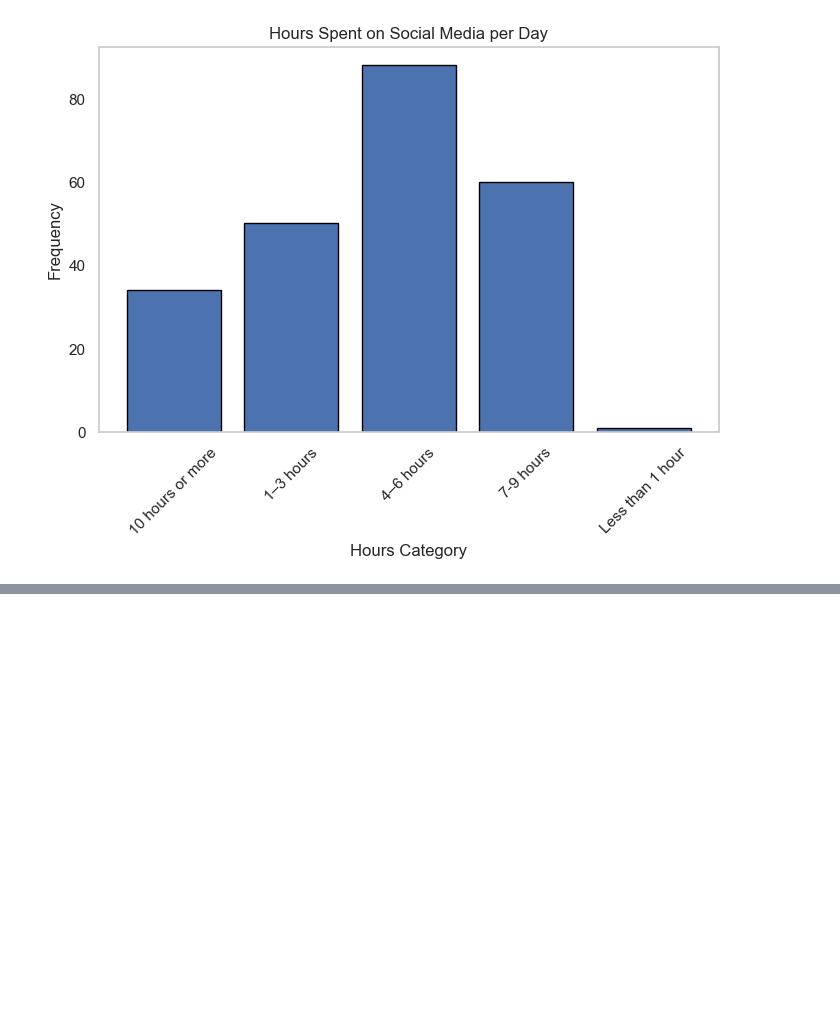
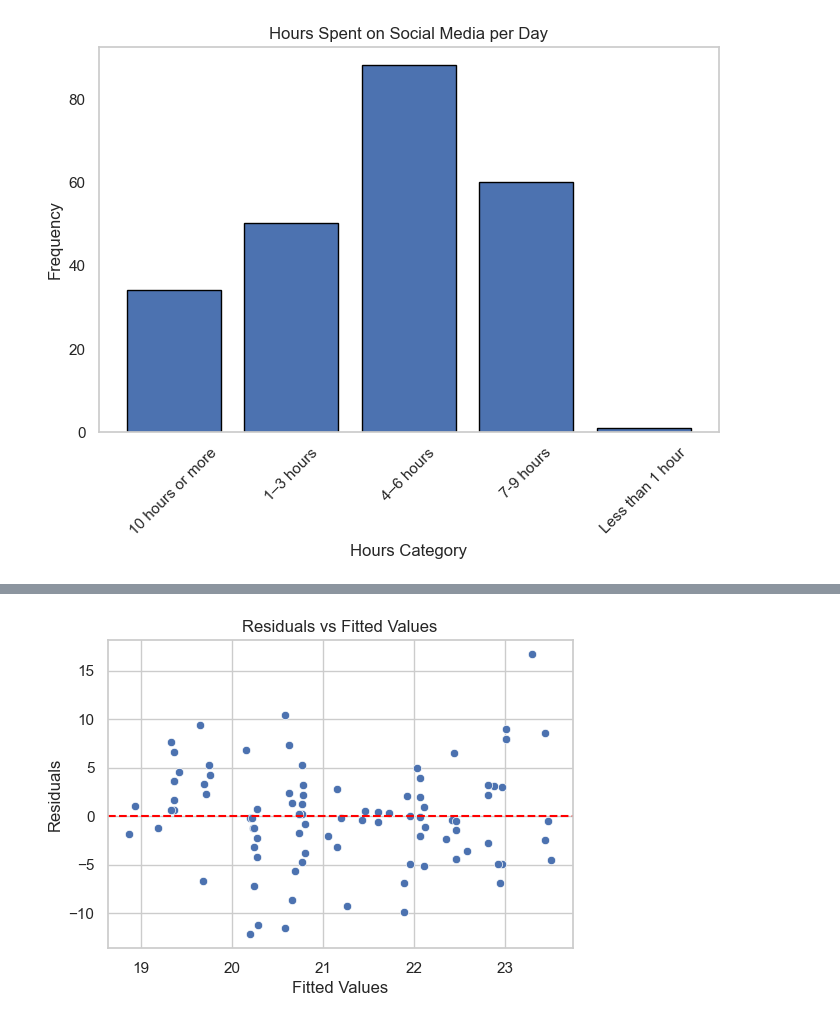
Before and after one commit to boaz-nya/stress_levels_project, a Jupyter notebook: objective 4 & 5.ipynb, the cells around one changed output, grey strips where cells are left out. Drawn from its saved outputs; the diff is of its cells as text; code cells hidden in the pictures; blank space fills up the shorter version.

```diff
--- a/objective 4 & 5.ipynb
+++ b/objective 4 & 5.ipynb
@@ -602,0 +861,10 @@ print(coef_table)
+# %%
+plt.figure(figsize=(6,4))
+sns.scatterplot(x=fitted, y=residuals)
+plt.axhline(0, color='red', linestyle='--')
+plt.xlabel("Fitted Values")
+plt.ylabel("Residuals")
+plt.title("Residuals vs Fitted Values")
+plt.show()
+# %% [output]
+[figure, added]
```
Also changed, not shown: parts of 31 cells of this notebook.
